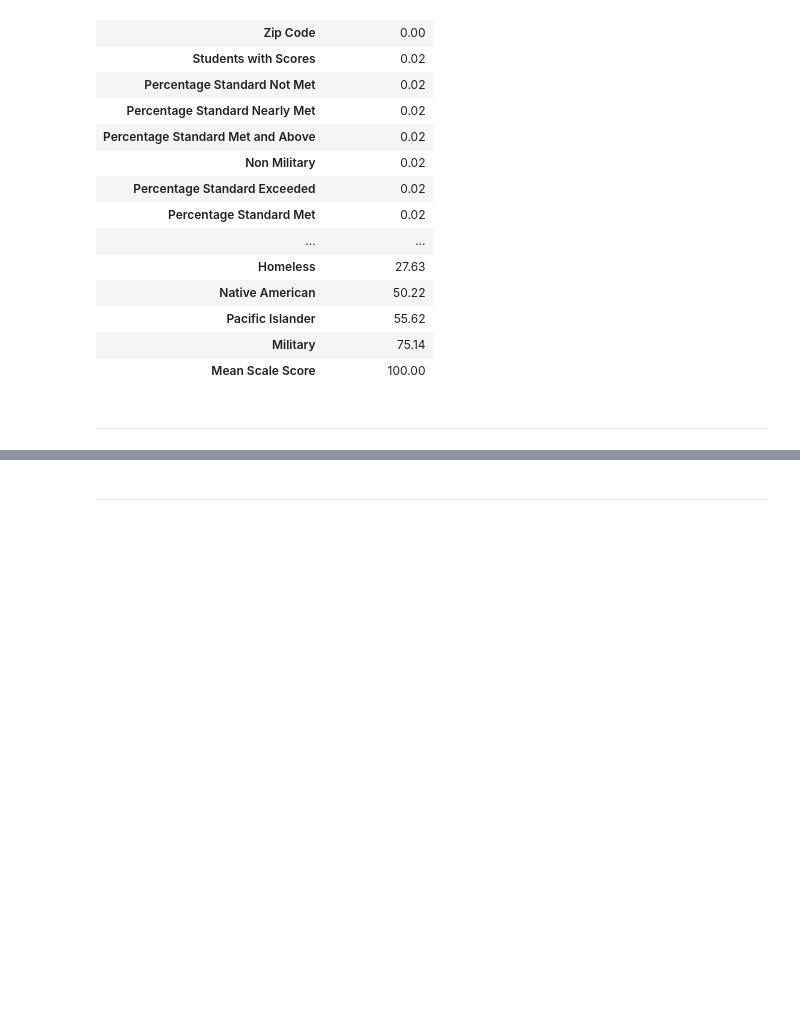
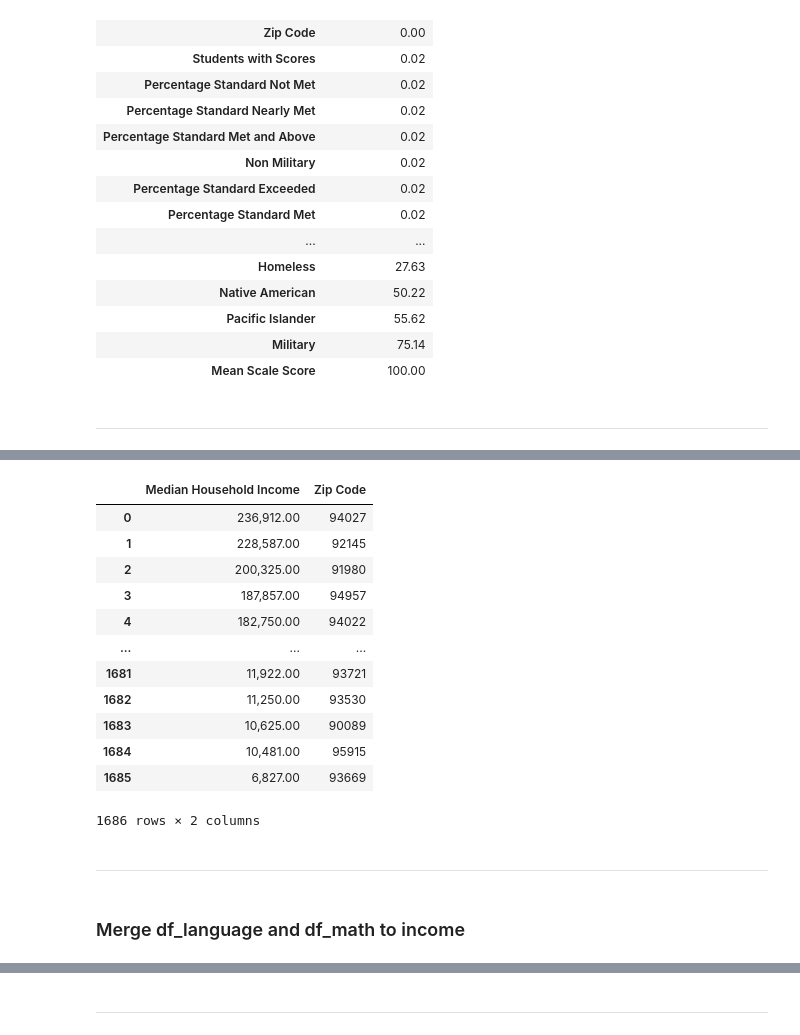
Before and after one commit to gabriellewald/springboard-coursework, a Jupyter notebook: education_project/Capstone2_education_project.ipynb, the cells around one changed output, grey strips where cells are left out. Drawn from its saved outputs; the diff is of its cells as text; code cells hidden in the pictures; blank space fills up the shorter version.

Commit message:
Add column median household income by zipcode

```diff
--- a/education_project/Capstone2_education_project.ipynb
+++ b/education_project/Capstone2_education_project.ipynb
@@ -544,0 +515,32 @@ df_expenses
+# %%
+# load csv file
+income = pd.read_csv('data/median_income_zipcode.csv')
+
+# drop columns Rank and population
+income = income.drop(columns = ['Rank', 'Population'])
+
+# rename columns to merge with zip code from the main dfs
+income.columns = ['Median Household Income', 'Zip Code']
+
+# transform zip code int to object
+income['Zip Code'] = income['Zip Code'].apply(str)
+
+income
+# %% [output]
+|  | Median Household Income | Zip Code |
+| 0 | 236,912.00 | 94027 |
+| 1 | 228,587.00 | 92145 |
+| 2 | 200,325.00 | 91980 |
+| 3 | 187,857.00 | 94957 |
+| 4 | 182,750.00 | 94022 |
+| ... | ... | ... |
+| 1681 | 11,922.00 | 93721 |
+| 1682 | 11,250.00 | 93530 |
+| 1683 | 10,625.00 | 90089 |
+| 1684 | 10,481.00 | 95915 |
+| 1685 | 6,827.00 | 93669 |
+1686 rows × 2 columns
+# %% [markdown]
+-----------
+# %% [markdown]
+### Merge df_language and df_math to income
```
Also changed, not shown: parts of 11 cells of this notebook, 1 other file.
